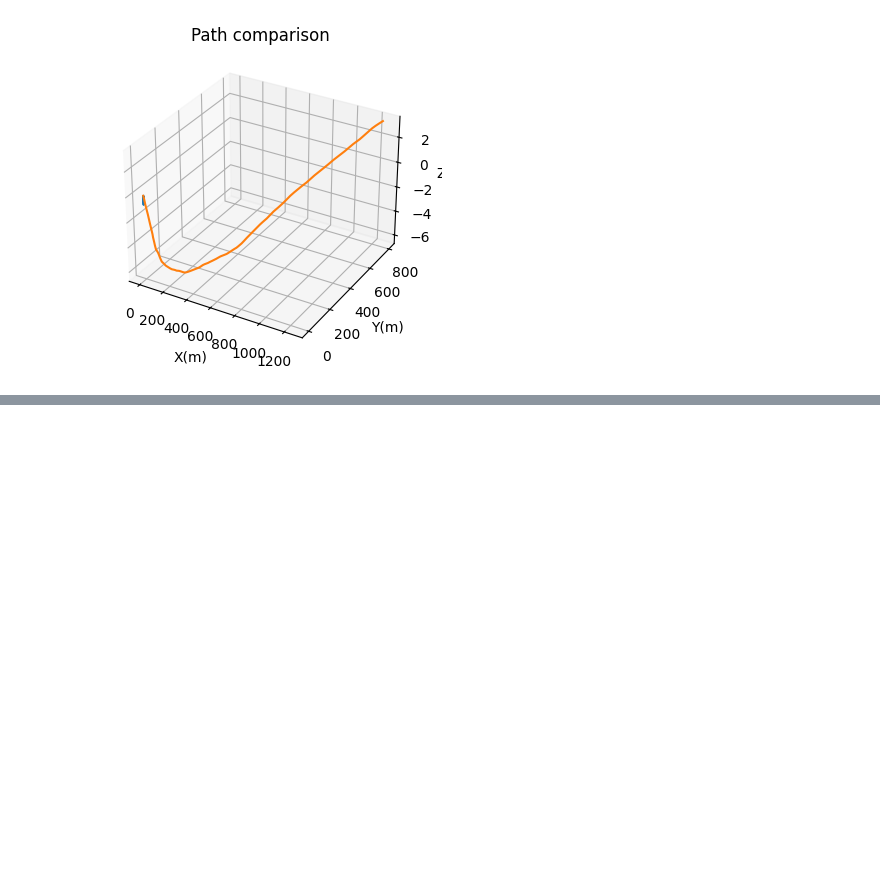
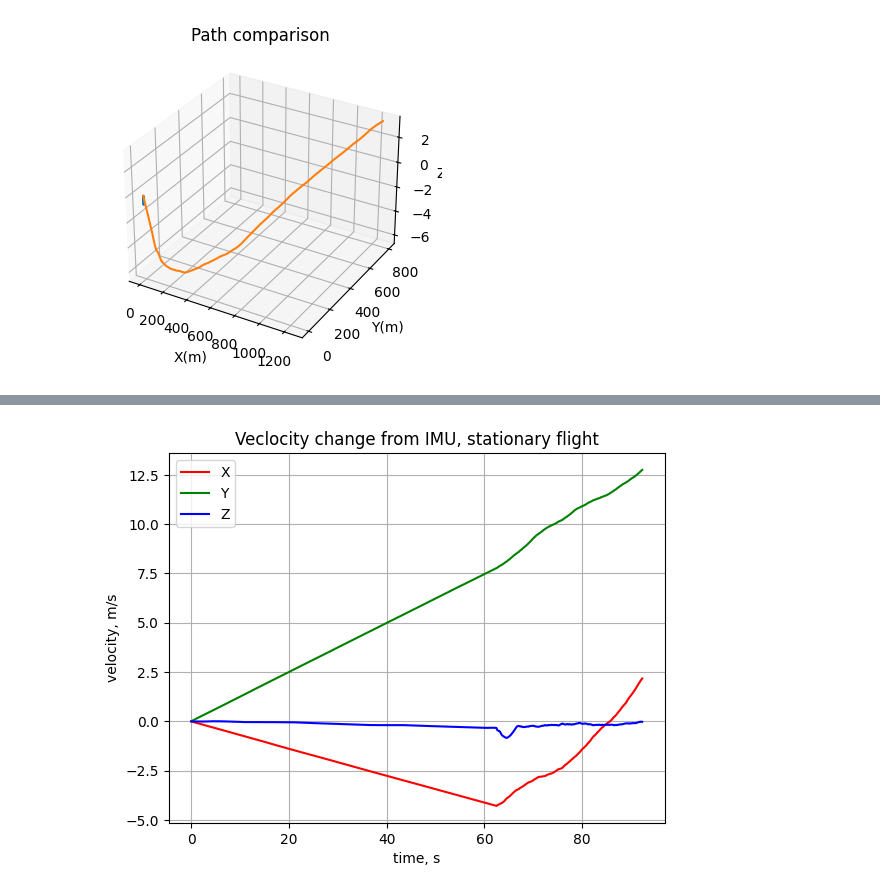
Before and after one commit to diplodocuslongus/ardupilot2know, a Jupyter notebook: param_log_msg/load_ardupilot_bin_imu.ipynb, the cells around one changed output, grey strips where cells are left out. Cells and saved outputs as stored; diff of their text form; code cells hidden in the pictures; blank space fills up the shorter version.

```diff
--- a/param_log_msg/load_ardupilot_bin_imu.ipynb
+++ b/param_log_msg/load_ardupilot_bin_imu.ipynb
@@ -476,0 +512,5 @@ plt.show()
+# %%
+# get the magnitude of the acceleration
+accm1 = np.sqrt(accx1*accx1+accy1*accy1+accz1*accz1)
+# distance travelled as reported by VIO
+posm_vio = np.sqrt(posx*posx+posy*posy+posz*posz)
@@ -476,0 +531,37 @@ plt.show()
+# %%
+# TODO: get dt from log or confirm!
+dt = 1/25
+samprange = np.arange(0,maxs)
+# samprange = np.arange(500,maxs)
+# %%
+# now check the velocity and position
+time = np.arange(0,len(accm1[samprange]))*dt
+velmag = np.cumsum(accm1[samprange])*dt
+velmag_x = np.cumsum(accx1[samprange])*dt
+velmag_y = np.cumsum(accy1[samprange])*dt
+velmag_z = np.cumsum(accz1[samprange])*dt
+
+posmag = np.cumsum(velmag)*dt
+posmag_x = np.cumsum(velmag_x)*dt
+posmag_y = np.cumsum(velmag_y)*dt
+posmag_z = np.cumsum(velmag_z)*dt
+
+# from VISP
+# pos_visp_x,pos_visp_y,pos_visp_z = posx[0::2].copy(),posy[0::2].copy(), posz[0::2].copy()
+pos_visp_x,pos_visp_y,pos_visp_z = posx[samprange],posy[samprange], posz[samprange]
+# %%
+fig,ax = plt.subplots(1)
+ax.plot(time,velmag_x,'r',label="X")
+ax.plot(time,velmag_y,'g',label="Y")
+ax.plot(time,velmag_z,'b',label="Z")
+ax.set_title('Veclocity change from IMU, stationary flight')
+ax.set_ylabel('velocity, m/s')
+ax.set_xlabel('time, s')
+ax.grid()
+ax.legend()
+
+plt.savefig("velocity_from_log_stationary.png", format='png')
+
+plt.show()
+# %% [output]
+[figure, added]
```
Also changed, not shown: parts of 25 cells of this notebook, 5 other files.
